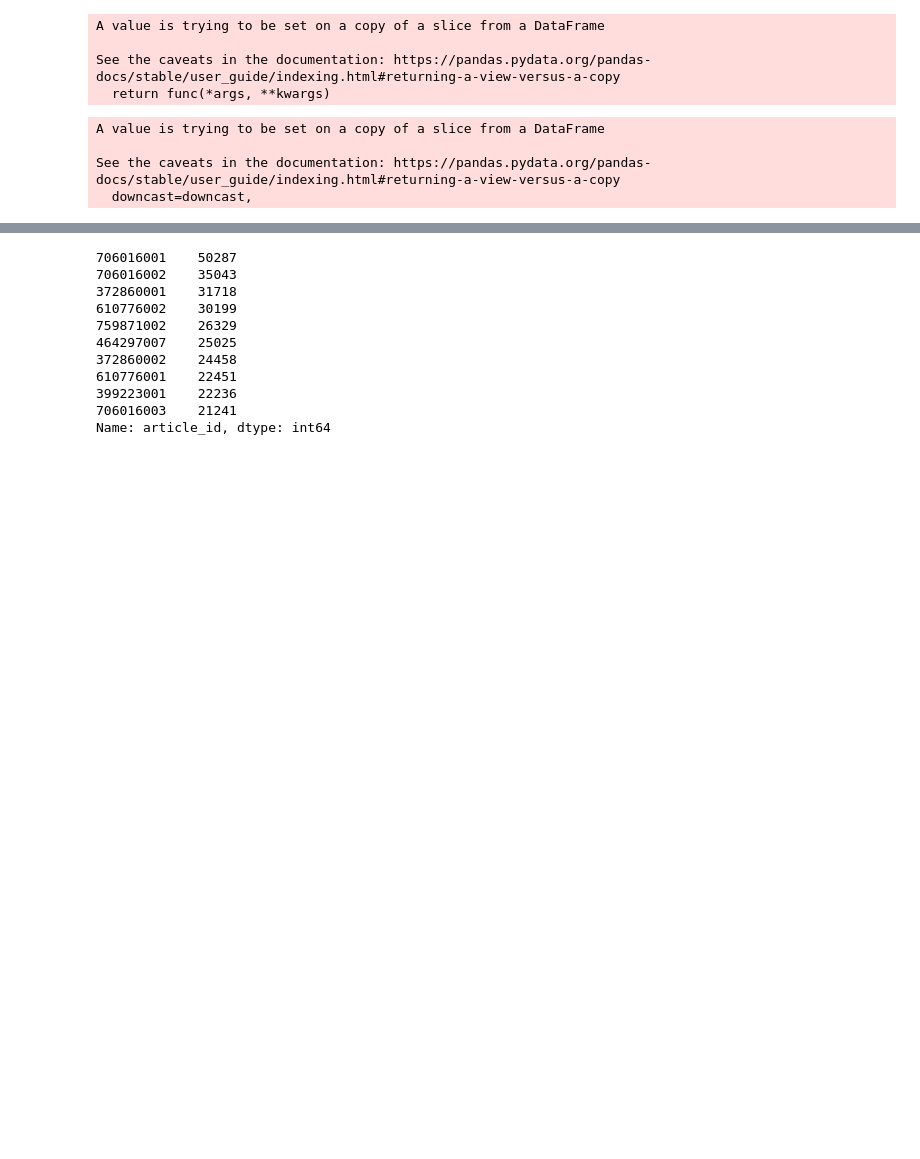
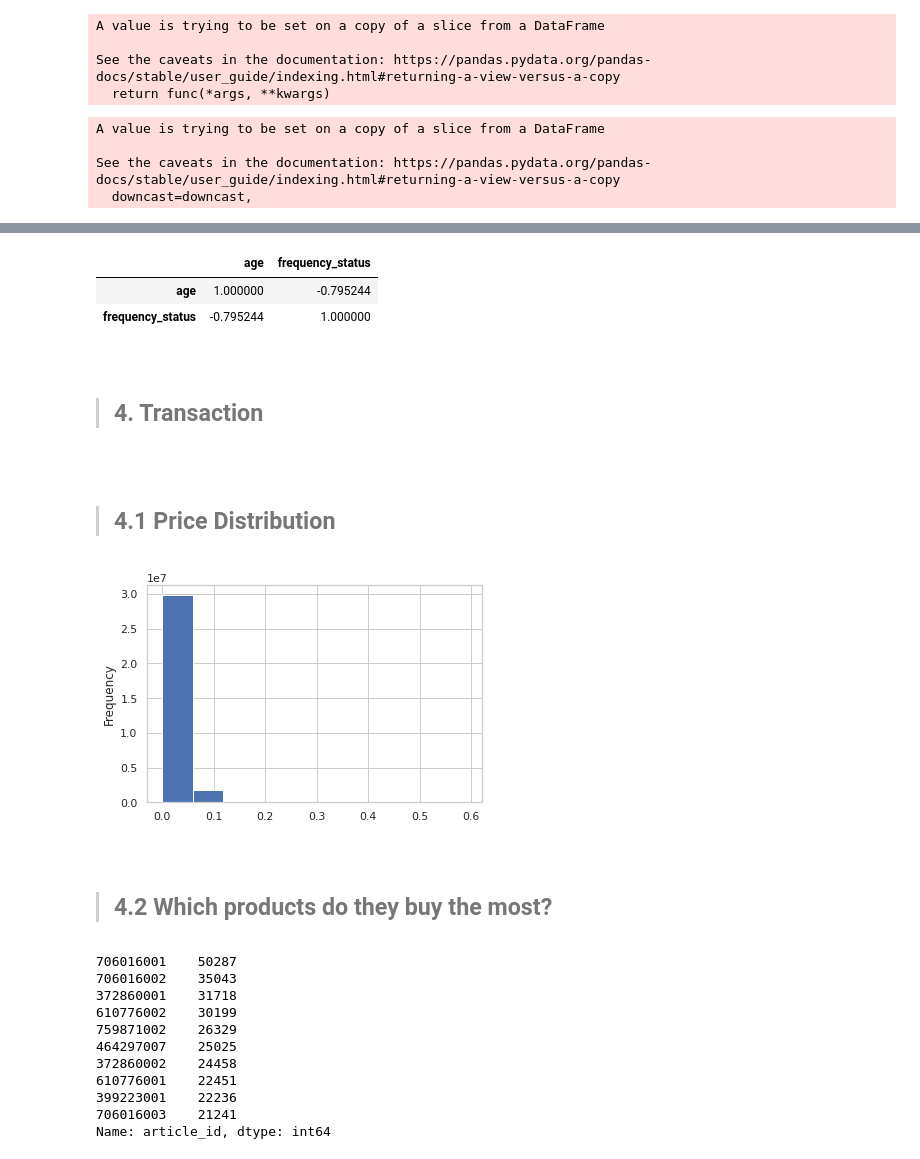
Before and after one commit to INA-95/H-M-Personalized-Fashion-Recommendations, a Jupyter notebook: EDA.ipynb, the cells around one changed output, grey strips where cells are left out. Drawn from its saved outputs; the diff is of its cells as text; code cells hidden in the pictures; blank space fills up the shorter version.

```diff
--- a/EDA.ipynb
+++ b/EDA.ipynb
@@ -308,0 +213,9 @@ See the caveats in the documentation: https://pandas.pydata.org/pandas-docs/stab
+# %%
+age_and_frequency[age_and_frequency['fashion_news_frequency'] == 'Regularly'].corr()
+# %% [output]
+|  | age | frequency_status |
+| age | 1.000000 | -0.795244 |
+| frequency_status | -0.795244 | 1.000000 |
+# %% [markdown]
+<a id="2"></a> <br>
+> ##  **4. Transaction**
@@ -308,0 +224,3 @@ See the caveats in the documentation: https://pandas.pydata.org/pandas-docs/stab
+# %% [markdown]
+<a id="2"></a> <br>
+> ##  **4.1 Price Distribution**
@@ -308,0 +231,7 @@ See the caveats in the documentation: https://pandas.pydata.org/pandas-docs/stab
+# %%
+price_distribution(transactions, 'price')
+# %% [output]
+[figure, added]
+# %% [markdown]
+<a id="2"></a> <br>
+> ##  **4.2 Which products do they buy the most?**
```
Also changed, not shown: parts of 25 cells of this notebook.
